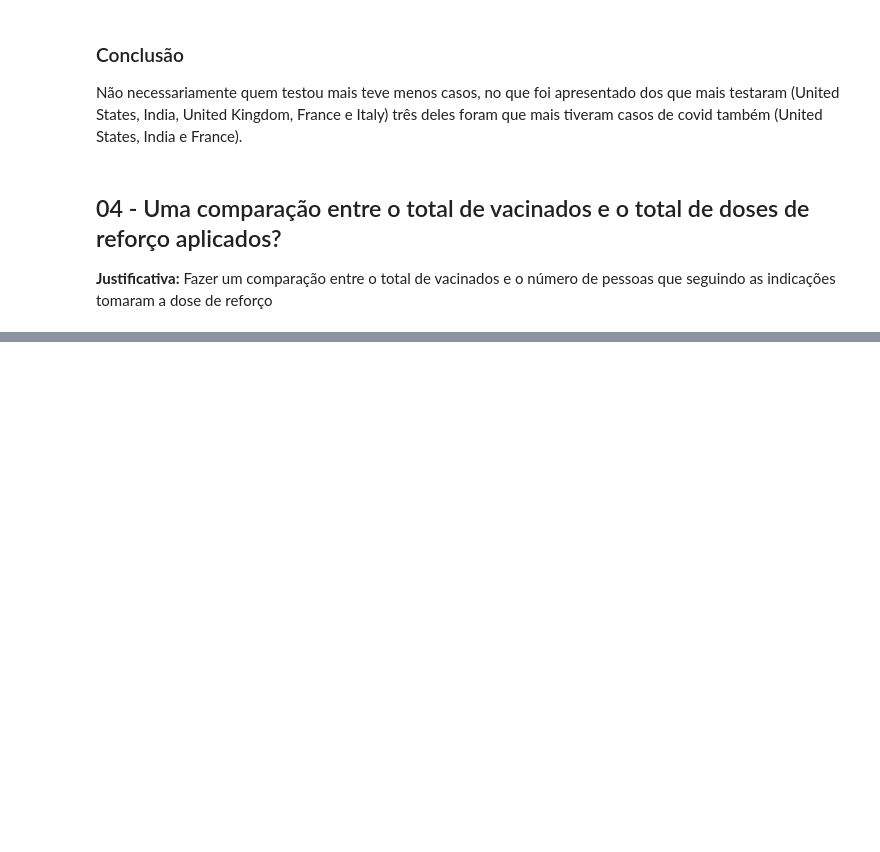
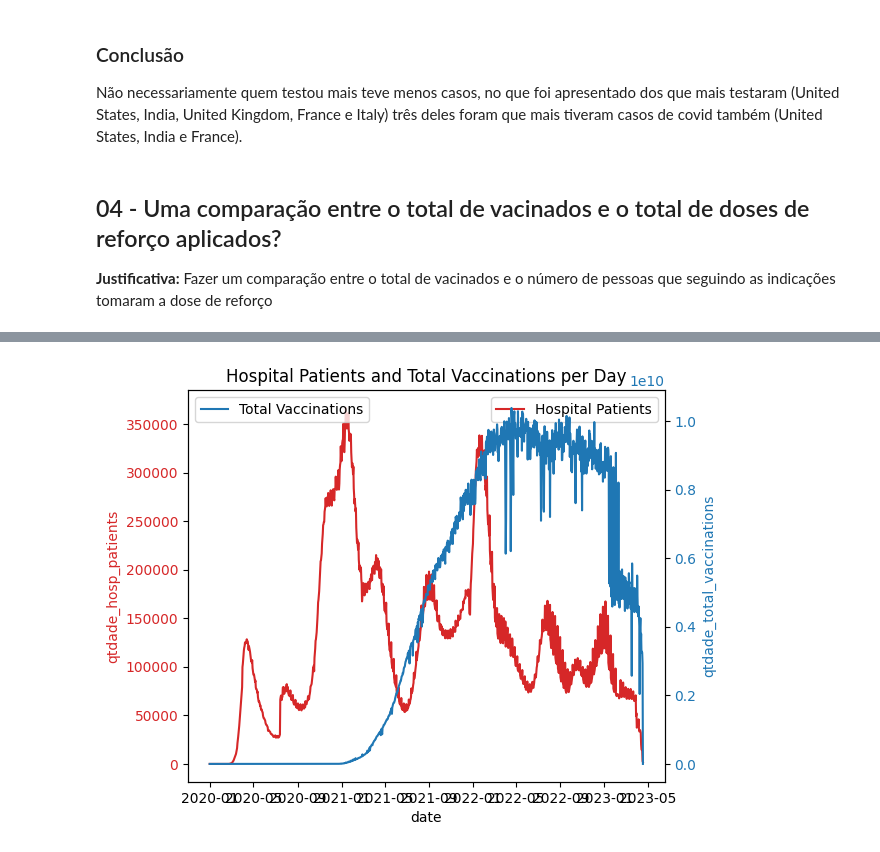
Before and after one commit to pedrofonsecapadilha/BeTechByBraskem, a Jupyter notebook: 04-TécnicasDeProgramaçãoI_Python/ProjetoFinal.ipynb, the cells around one changed output, grey strips where cells are left out. Drawn from its saved outputs; the diff is of its cells as text; code cells hidden in the pictures; blank space fills up the shorter version.

```diff
--- a/04-TécnicasDeProgramaçãoI_Python/ProjetoFinal.ipynb
+++ b/04-TécnicasDeProgramaçãoI_Python/ProjetoFinal.ipynb
@@ -600,0 +1194,8 @@ Não necessariamente quem testou mais teve menos casos, no que foi apresentado d
+# %%
+split_15_d = ['continent', 'location', 'date', 'hosp_patients']
+df_15_d = death_df[split_15_d]
+df_15_d = df_15_d[df_15_d['continent'].notna()]
+df_15_d['date'] = pd.to_datetime(df_15_d['date'])
+df_15_d_group = df_15_d.groupby('date').agg({'hosp_patients': 'sum'})
+
+df_15_d_group.head(5)
@@ -600,0 +1210,8 @@ Não necessariamente quem testou mais teve menos casos, no que foi apresentado d
+# %%
+split_15_v = ['continent', 'location', 'date', 'total_vaccinations']
+df_15_v = vaccinations_df[split_15_v]
+df_15_v = df_15_v[df_15_v['continent'].notna()]
+df_15_v['date'] = pd.to_datetime(df_15_v['date'])
+df_15_v_group = df_15_v.groupby('date').agg({'total_vaccinations': 'sum'})
+
+df_15_v_group.head(5)
@@ -600,0 +1226,3 @@ Não necessariamente quem testou mais teve menos casos, no que foi apresentado d
+# %%
+merged_df_15 = pd.merge(df_15_d_group, df_15_v_group, on='date').reset_index()
+merged_df_15
@@ -600,0 +1243,24 @@ Não necessariamente quem testou mais teve menos casos, no que foi apresentado d
+# %%
+# Plotar gráfico
+
+fig, ax1 = plt.subplots()
+
+ax1.set_xlabel('date')
+ax1.set_ylabel('qtdade_hosp_patients', color='tab:red')
+ax1.plot(merged_df_15['date'], merged_df_15['hosp_patients'], label='Hospital Patients', color='tab:red')
+ax1.tick_params(axis='y', labelcolor='tab:red')
+ax1.legend()
+
+ax2 = ax1.twinx()
+
+ax2.set_ylabel('qtdade_total_vaccinations', color='tab:blue')
+ax2.plot(merged_df_15['date'], merged_df_15['total_vaccinations'], label='Total Vaccinations', color='tab:blue')
+ax2.tick_params(axis='y', labelcolor='tab:blue')
+ax2.legend()
+
+fig.tight_layout()
+
+plt.title('Hospital Patients and Total Vaccinations per Day')
+plt.show()
+# %% [output]
+[figure, added]
```
Also changed, not shown: parts of 128 cells of this notebook.
